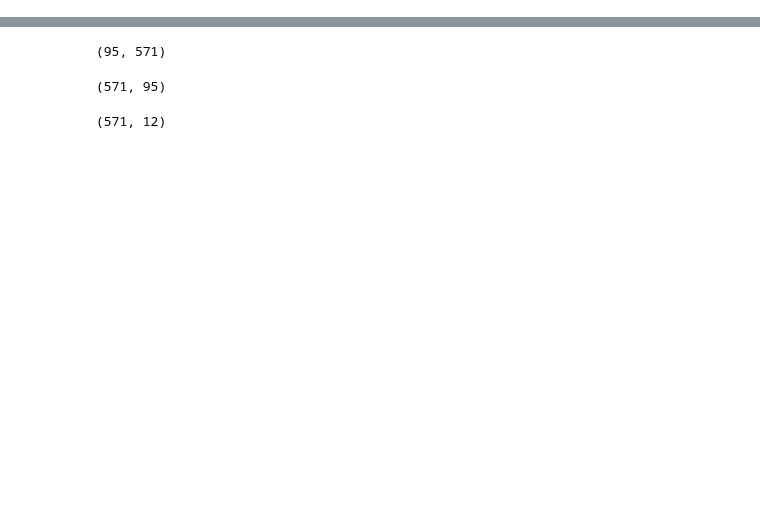
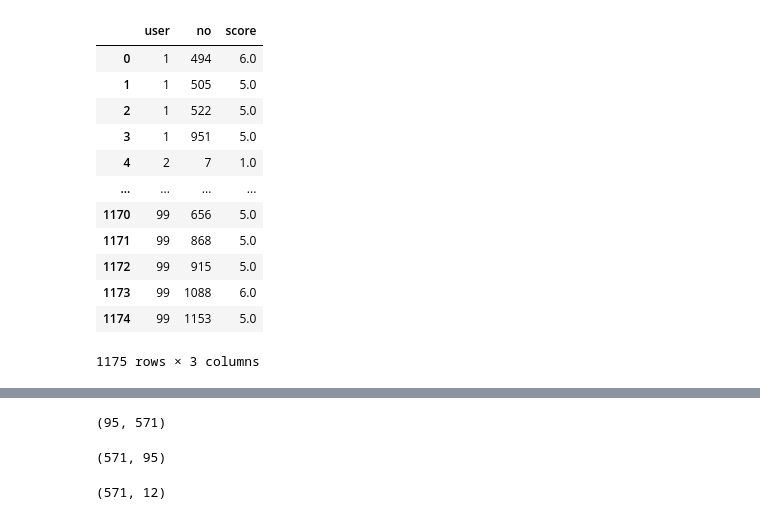
Before and after one commit to J-ungry/jshwebtoon, a Jupyter notebook: data/source/sjw/망한잠재요인3.ipynb, the cells around one changed output, grey strips where cells are left out. Cells and saved outputs as stored; diff of their text form; code cells hidden in the pictures; blank space fills up the shorter version.

```diff
--- a/data/source/sjw/망한잠재요인3.ipynb
+++ b/data/source/sjw/망한잠재요인3.ipynb
@@ -7,4 +19,19 @@ webtoon_data = pd.read_csv("../../csv/after_pre/drop_webtoon_preprocessing_22113
 # %%
 #webtoon_title -> title (for merge)
-rating_data = rating_data.rename(columns={'webtoon_title':'title'})
+rating_data = rating_data.rename(columns={'webtoon_no':'no'})
+rating_data
+# %% [output]
+|  | user | no | score |
+| 0 | 1 | 494 | 6.0 |
+| 1 | 1 | 505 | 5.0 |
+| 2 | 1 | 522 | 5.0 |
+| 3 | 1 | 951 | 5.0 |
+| 4 | 2 | 7 | 1.0 |
+| ... | ... | ... | ... |
+| 1170 | 99 | 656 | 5.0 |
+| 1171 | 99 | 868 | 5.0 |
+| 1172 | 99 | 915 | 5.0 |
+| 1173 | 99 | 1088 | 6.0 |
+| 1174 | 99 | 1153 | 5.0 |
+1175 rows × 3 columns
 # %%
```
Also changed, not shown: parts of 18 cells of this notebook, 13 other files.
